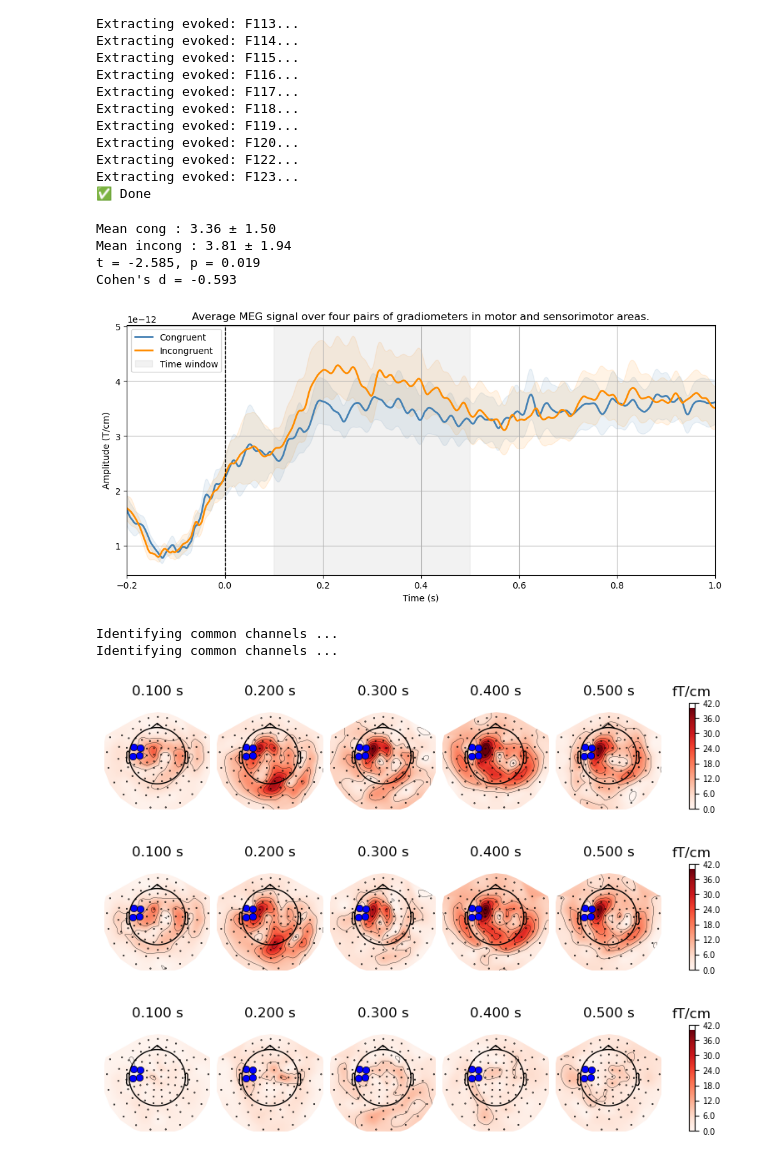
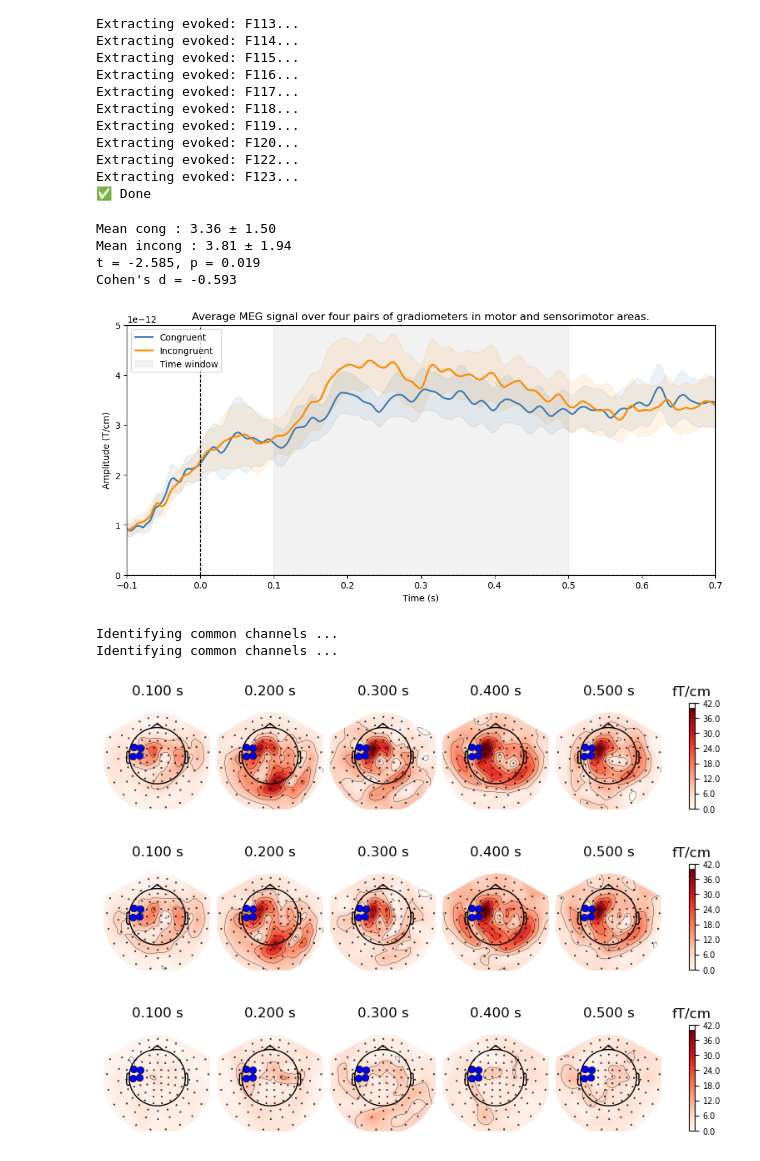
Before and after one commit to KRaude/SoA-Memory, a Jupyter notebook: MEG/5_ERP_Encoding.ipynb, the cells around one changed output. Saved outputs shown, nothing was run; the diff lists cells and outputs as text; code cells hidden in the pictures.

Commit message:
Better plots no grid

```diff
--- a/MEG/5_ERP_Encoding.ipynb
+++ b/MEG/5_ERP_Encoding.ipynb
@@ -78,6 +78,7 @@ gradiometer_pairs = [
     ["MEG0442", "MEG0443"],
     ["MEG0412", "MEG0413"],
     ["MEG0232", "MEG0233"]
+
 ]
 
 # Extract first gradiometer of each pair for topomap masking
@@ -154,10 +155,12 @@ plt.xlabel('Time (s)')
 plt.ylabel('Amplitude (T/cm)')
 
 plt.title(f'Average MEG signal over four pairs of gradiometers in motor and sensorimotor areas.')
-plt.xlim(-0.2, 1)
+plt.xlim(-0.1, 0.7)
+plt.ylim (0 / scale_factor, 5 / scale_factor)
 plt.axvline(x=0, linestyle='--', linewidth=1, color='black')
+plt.axhline(y=0, linestyle='--', linewidth=1, color='black')
 plt.axvspan(lower_t, upper_t, color='grey', alpha=0.1, label = 'Time window')
-plt.grid(True)
+#plt.grid(True)
 plt.tight_layout()
 plt.legend(loc="upper left")
 plt.savefig(rf"{plots_folder}\SignalEncod.png", dpi = 1200)
@@ -177,34 +180,34 @@ n_times = len(avg_cong.times)
 mask = np.zeros((n_channels, n_times), dtype=bool)
 
 for chan in topomap_channels:
     chan_idx = avg_cong.ch_names.index(chan)
     time_idxs = [np.argmin(np.abs(avg_cong.times - t)) for t in times]
     for t in time_idxs:
         mask[chan_idx, t] = True
 
 mask_params = dict(markersize=12, markerfacecolor="blue")
 
 # Plot topomaps
 fig = avg_cong.plot_topomap(times, ch_type="grad", show=False,
                             vlim=(vmin, vmax), mask=mask, mask_params=mask_params)
 plt.savefig(rf"{plots_folder}\TopoCongEncod.png", dpi = 1200)
 plt.show()
 
 fig = avg_incong.plot_topomap(times, ch_type="grad", show=False,
                               vlim=(vmin, vmax), mask=mask, mask_params=mask_params)
 plt.savefig(rf"{plots_folder}\TopoIncongEncod.png", dpi = 1200)
 plt.show()
 
 fig = diff_cong_incong_evoked.plot_topomap(times, ch_type="grad", show=False,
                                            vlim=(vmin, vmax), mask=mask, mask_params=mask_params)
 plt.savefig(rf"{plots_folder}\TopoCongIncongEncod.png", dpi = 1200)
 plt.show()
 # %% [output]
 Mean cong : 3.36 ± 1.50
 Mean incong : 3.81 ± 1.94
 t = -2.585, p = 0.019
 Cohen's d = -0.593
-[figure, old version]
+[figure, new version]
 Identifying common channels ...
 Identifying common channels ...
 [figure]
```
Also changed, not shown: 4 other files.
